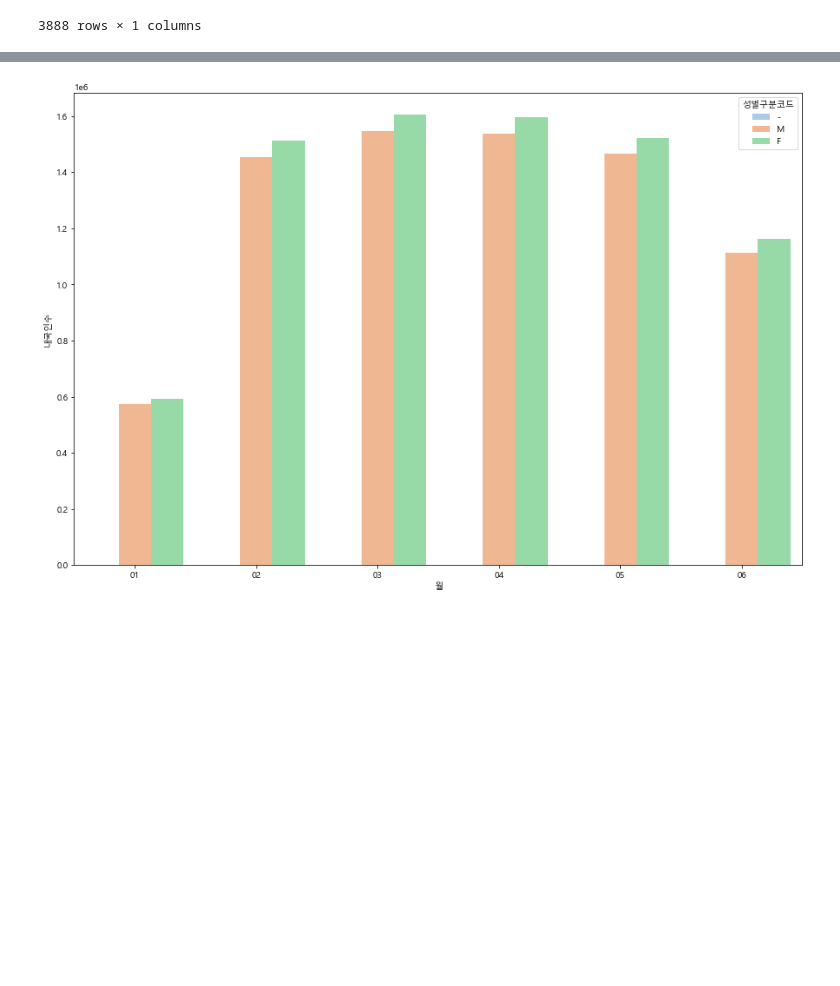
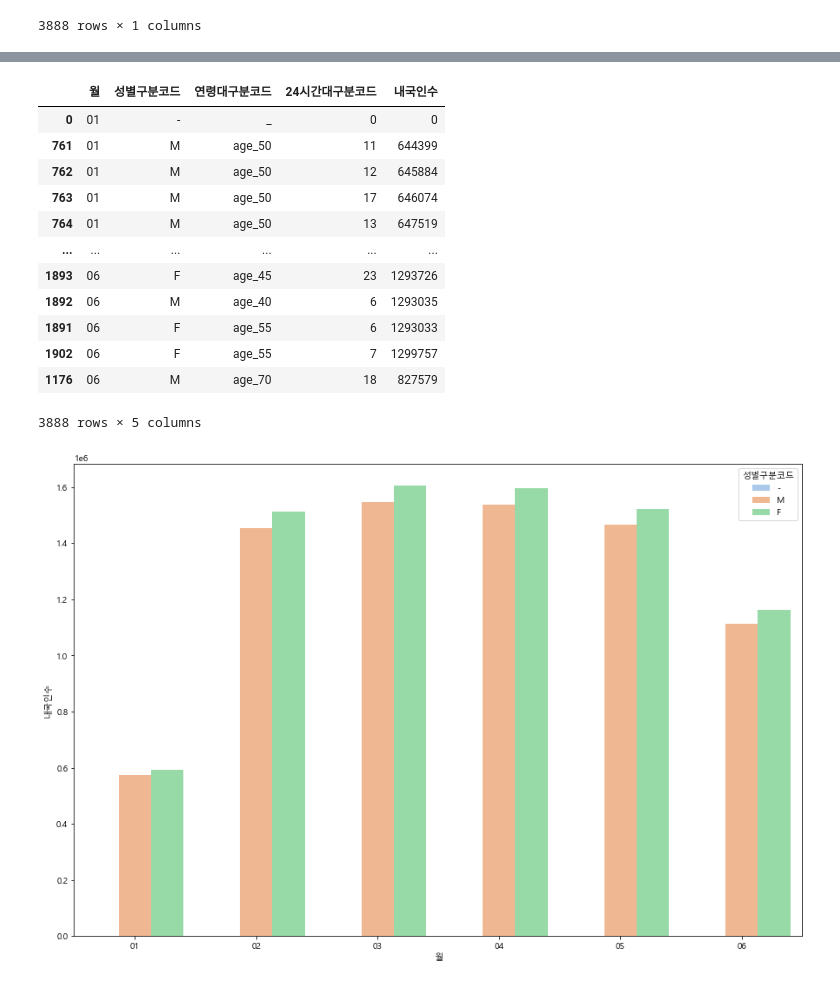
Before and after one commit to KT-bigdata-Dacon/SI, a Jupyter notebook: kt생활인구데이터.ipynb, the cells around one changed output, grey strips where cells are left out. Cells and saved outputs as stored; diff of their text form; code cells hidden in the pictures; blank space fills up the shorter version.

```diff
--- a/kt생활인구데이터.ipynb
+++ b/kt생활인구데이터.ipynb
@@ -57,5 +73,21 @@ popl = popl.sort_values(by=['내국인수'])['내국인수'].reset_index()
 # %%
 popl = popl.sort_values(by='월')
+# %%
+popl
+# %% [output]
+|  | 월 | 성별구분코드 | 연령대구분코드 | 24시간대구분코드 | 내국인수 |
+| 0 | 01 | - | _ | 0 | 0 |
+| 761 | 01 | M | age_50 | 11 | 644399 |
+| 762 | 01 | M | age_50 | 12 | 645884 |
+| 763 | 01 | M | age_50 | 17 | 646074 |
+| 764 | 01 | M | age_50 | 13 | 647519 |
+| ... | ... | ... | ... | ... | ... |
+| 1893 | 06 | F | age_45 | 23 | 1293726 |
+| 1892 | 06 | M | age_40 | 6 | 1293035 |
+| 1891 | 06 | F | age_55 | 6 | 1293033 |
+| 1902 | 06 | F | age_55 | 7 | 1299757 |
+| 1176 | 06 | M | age_70 | 18 | 827579 |
+3888 rows × 5 columns
 # %%
 #월별 내국인 유동인구는 유의미한 차이를 가질수없음(1월데이터가 없는정도)
 plt.figure(figsize = (15,10))
```
Also changed, not shown: parts of 1 cell of this notebook.
